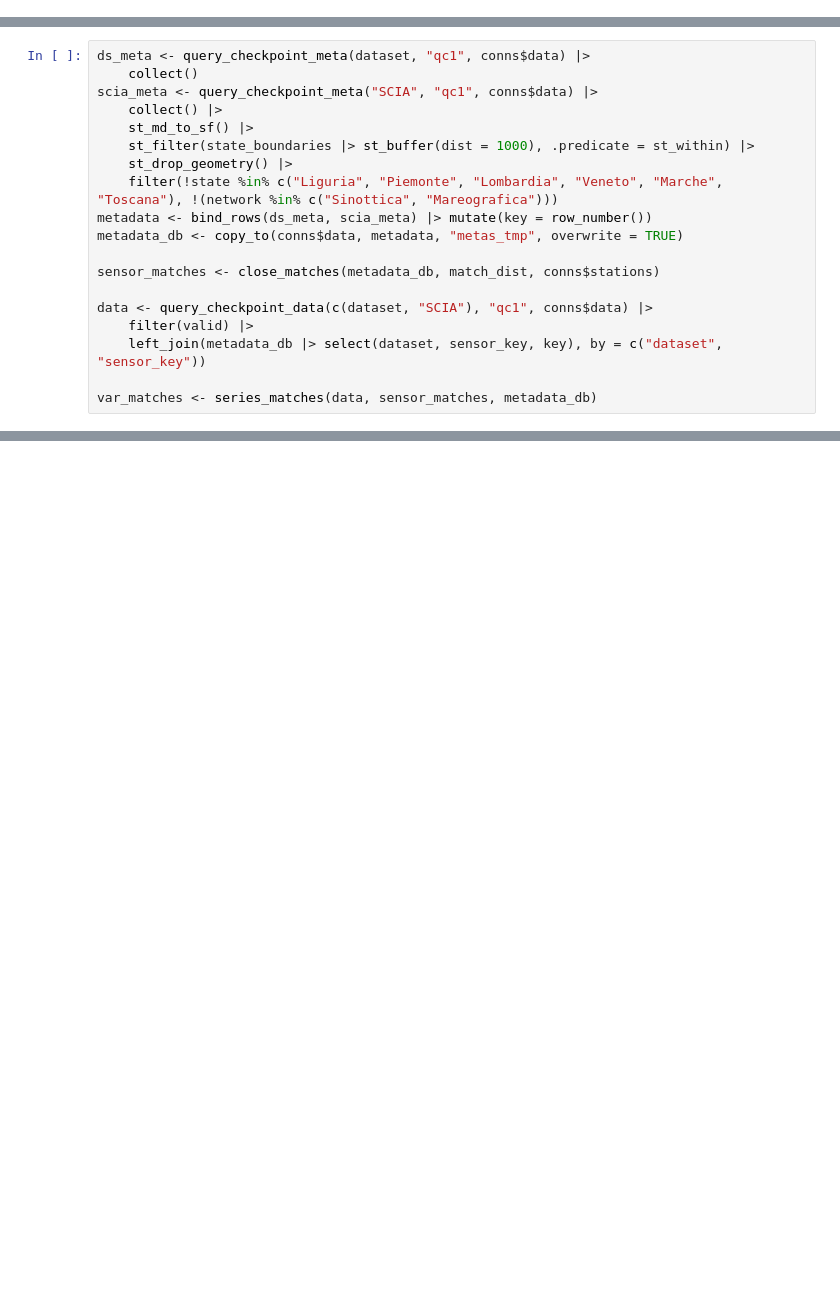
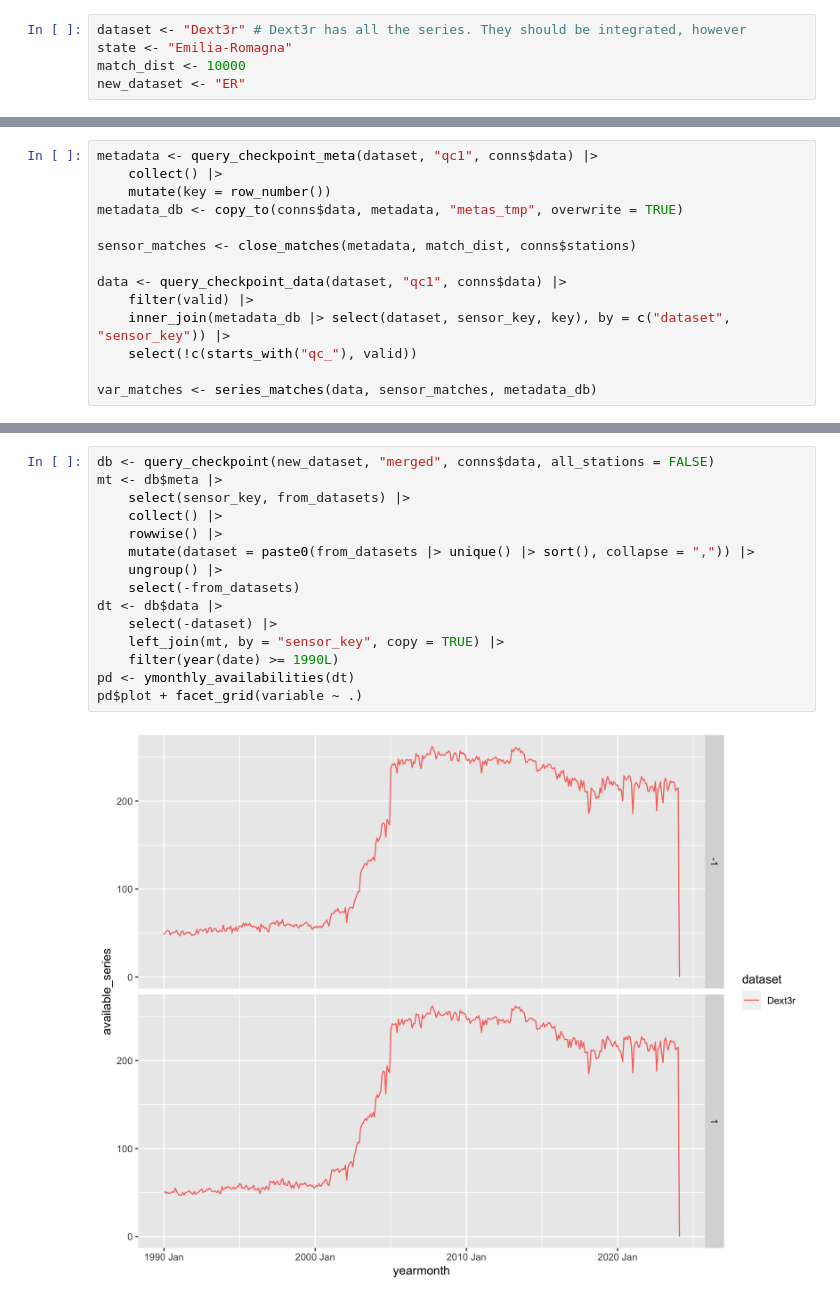
Before and after one commit to dnstudent/TesiMag, a Jupyter notebook: notebooks/integrazioni_regionali/emilia-romagna/series_pairing.ipynb, the cells around one changed output, grey strips where cells are left out. Saved outputs shown, nothing was run; the diff lists cells and outputs as text; blank space fills up the shorter version.

```diff
--- a/notebooks/integrazioni_regionali/emilia-romagna/series_pairing.ipynb
+++ b/notebooks/integrazioni_regionali/emilia-romagna/series_pairing.ipynb
@@ -5,3 +1,8 @@ match_dist <- 15000
+# %%
+dataset <- "Dext3r" # Dext3r has all the series. They should be integrated, however
+state <- "Emilia-Romagna"
+match_dist <- 10000
+new_dataset <- "ER"
 # %%
 setwd(fs::path_abs("~/Local_Workspace/TesiMag"))
 library(arrow, warn.conflicts = FALSE)
@@ -23,22 +26,17 @@ state_boundaries <- query_boundary(conns$stations, state, "state")
 # %% [output]
 Linking to GEOS 3.11.0, GDAL 3.5.3, PROJ 9.1.0; sf_use_s2() is TRUE
 # %%
-ds_meta <- query_checkpoint_meta(dataset, "qc1", conns$data) |>
-    collect()
-scia_meta <- query_checkpoint_meta("SCIA", "qc1", conns$data) |>
+metadata <- query_checkpoint_meta(dataset, "qc1", conns$data) |>
     collect() |>
-    st_md_to_sf() |>
-    st_filter(state_boundaries |> st_buffer(dist = 1000), .predicate = st_within) |>
-    st_drop_geometry() |>
-    filter(!state %in% c("Liguria", "Piemonte", "Lombardia", "Veneto", "Marche", "Toscana"), !(network %in% c("Sinottica", "Mareografica")))
-metadata <- bind_rows(ds_meta, scia_meta) |> mutate(key = row_number())
+    mutate(key = row_number())
 metadata_db <- copy_to(conns$data, metadata, "metas_tmp", overwrite = TRUE)
 
-sensor_matches <- close_matches(metadata_db, match_dist, conns$stations)
+sensor_matches <- close_matches(metadata, match_dist, conns$stations)
 
-data <- query_checkpoint_data(c(dataset, "SCIA"), "qc1", conns$data) |>
+data <- query_checkpoint_data(dataset, "qc1", conns$data) |>
     filter(valid) |>
-    left_join(metadata_db |> select(dataset, sensor_key, key), by = c("dataset", "sensor_key"))
+    inner_join(metadata_db |> select(dataset, sensor_key, key), by = c("dataset", "sensor_key")) |>
+    select(!c(starts_with("qc_"), valid))
 
 var_matches <- series_matches(data, sensor_matches, metadata_db)
 # %%
@@ -191,0 +78,17 @@ load_dext3r()
+# %%
+db <- query_checkpoint(new_dataset, "merged", conns$data, all_stations = FALSE)
+mt <- db$meta |>
+    select(sensor_key, from_datasets) |>
+    collect() |>
+    rowwise() |>
+    mutate(dataset = paste0(from_datasets |> unique() |> sort(), collapse = ",")) |>
+    ungroup() |>
+    select(-from_datasets)
+dt <- db$data |>
+    select(-dataset) |>
+    left_join(mt, by = "sensor_key", copy = TRUE) |>
+    filter(year(date) >= 1990L)
+pd <- ymonthly_availabilities(dt)
+pd$plot + facet_grid(variable ~ .)
+# %% [output]
+[figure, added]
```
Also changed, not shown: parts of 25 cells of this notebook, 15 other files.
